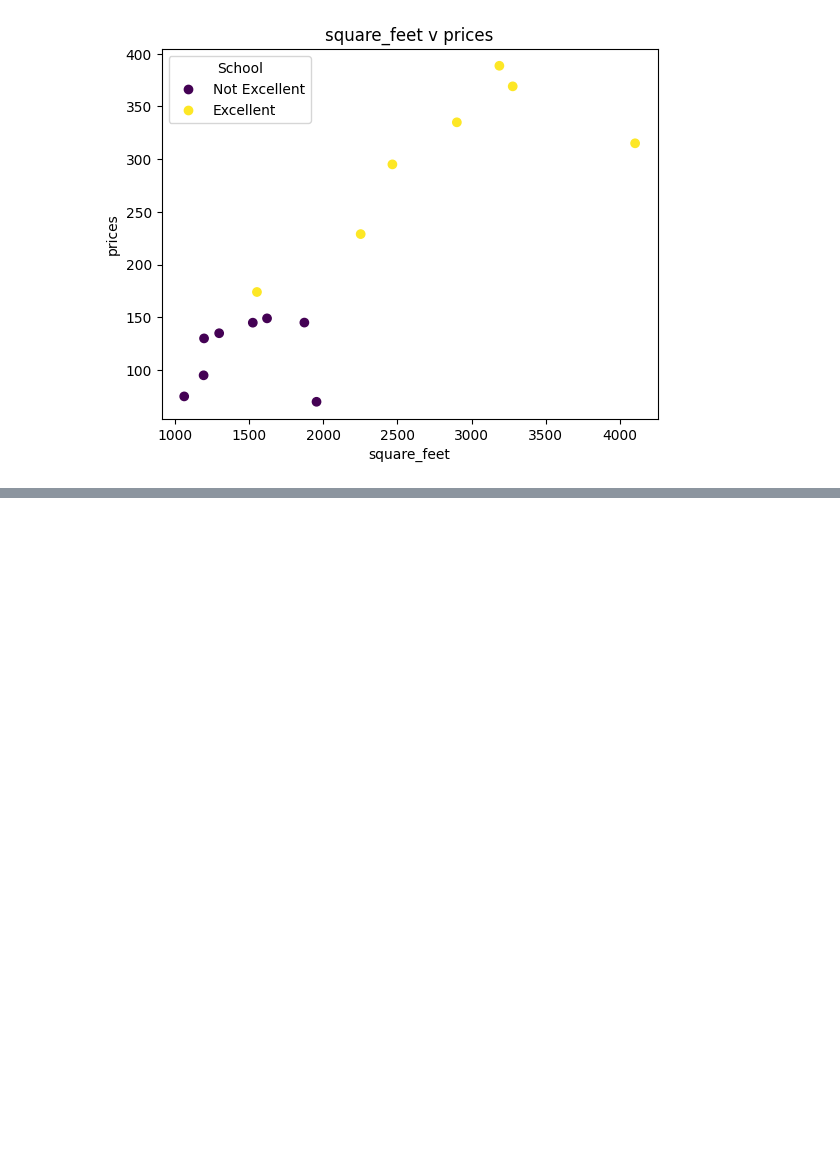
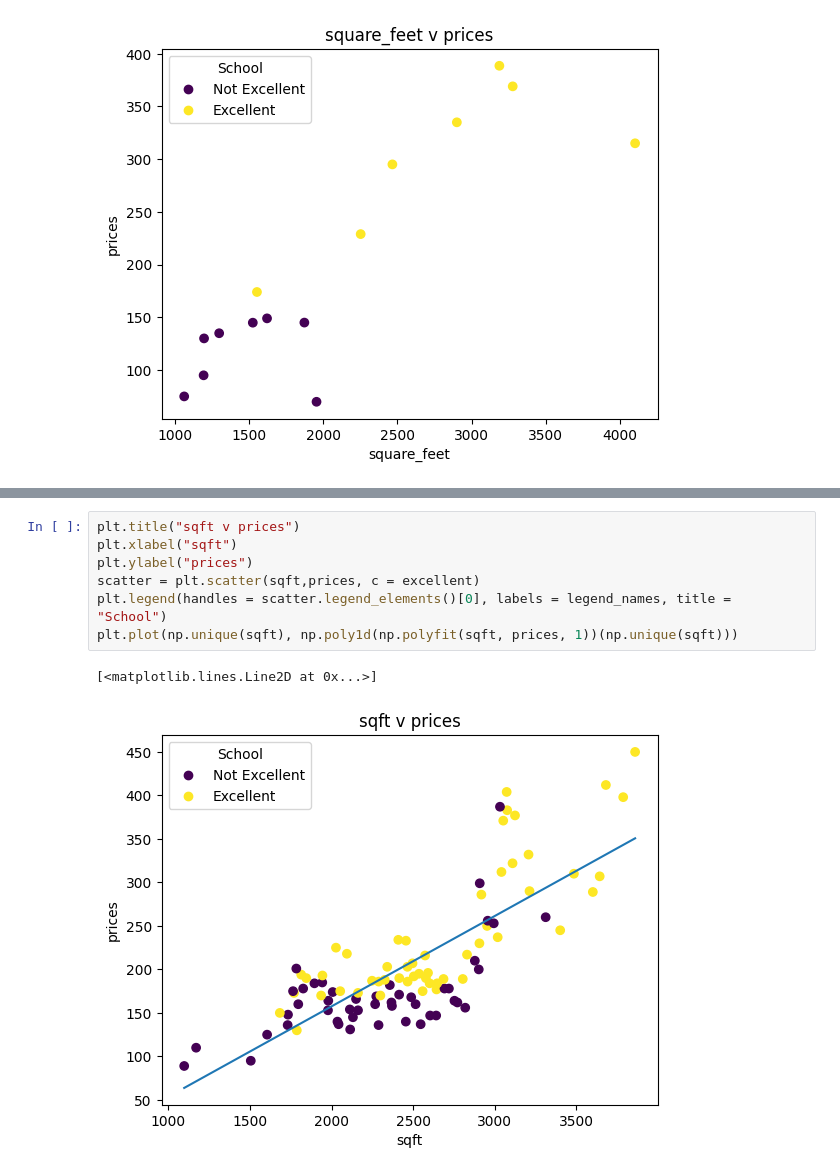
Before and after one commit to ndavido/Data_Analysis_Notes, a Jupyter notebook: Week_1_Lecture.ipynb, the cells around one changed output, grey strips where cells are left out. Cells and saved outputs as stored; diff of their text form; blank space fills up the shorter version.

```diff
--- a/Week_1_Lecture.ipynb
+++ b/Week_1_Lecture.ipynb
@@ -559,0 +681,10 @@ plt.legend(handles = scatter.legend_elements()[0], labels = legend_names, title
+# %%
+plt.title("sqft v prices")
+plt.xlabel("sqft")
+plt.ylabel("prices")
+scatter = plt.scatter(sqft,prices, c = excellent)
+plt.legend(handles = scatter.legend_elements()[0], labels = legend_names, title = "School")
+plt.plot(np.unique(sqft), np.poly1d(np.polyfit(sqft, prices, 1))(np.unique(sqft)))
+# %% [output]
+[<matplotlib.lines.Line2D at 0x...>]
+[figure, added]
```
Also changed, not shown: parts of 24 cells of this notebook.
